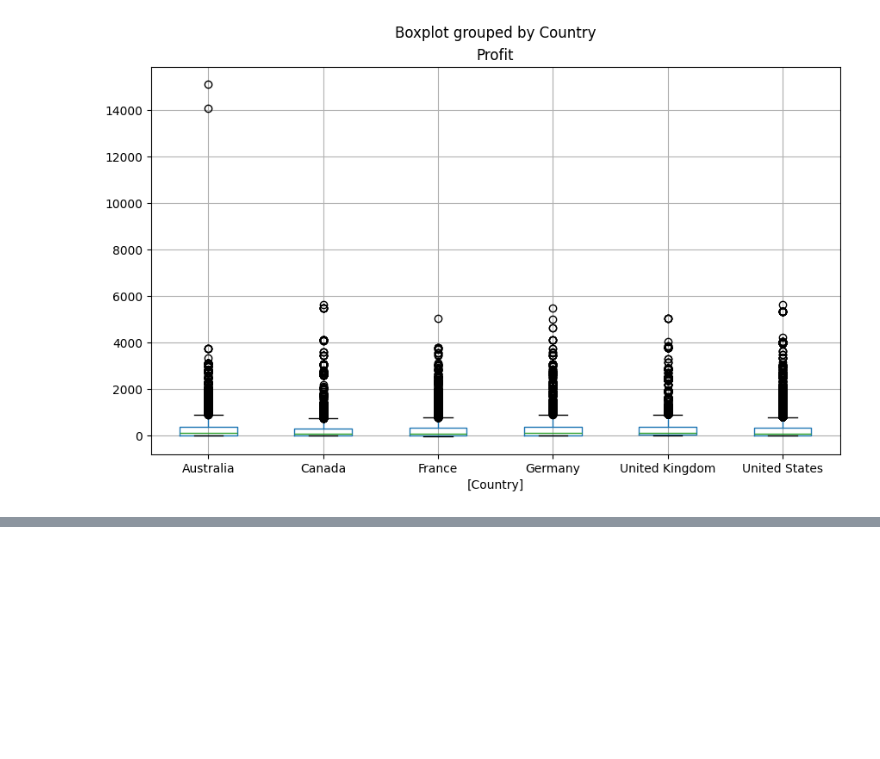
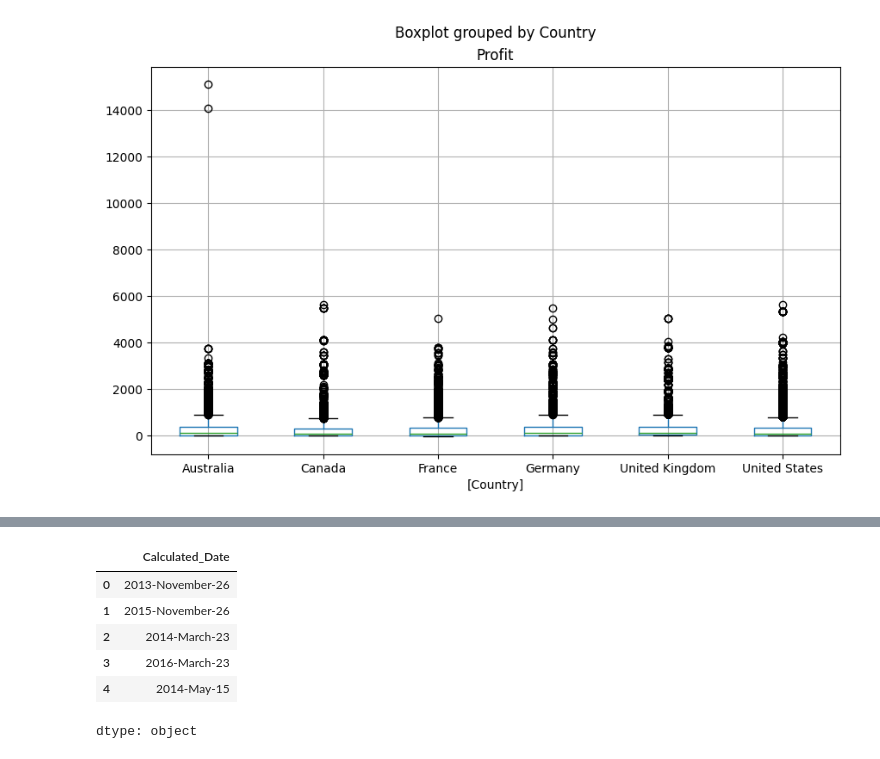
Before and after one commit to CassandraLuna/FreeCodeCamp-Pandas-Real-Life-Example, a Jupyter notebook: Exercises_1.ipynb, the cells around one changed output, grey strips where cells are left out. Saved outputs shown, nothing was run; the diff lists cells and outputs as text; code cells hidden in the pictures; blank space fills up the shorter version.

```diff
--- a/Exercises_1.ipynb
+++ b/Exercises_1.ipynb
@@ -351,3 +355,15 @@ Use `Day`, `Month`, `Year` to create a `Date` column (`YYYY-MM-DD`).
+# %%
+sales['Calculated_Date'] = sales[['Year', 'Month', 'Day']].apply(lambda x: '{}-{}-{}'.format(x[0], x[1], x[2]), axis=1)
+
+sales['Calculated_Date'].head()
+# %% [output]
+|  | Calculated_Date |
+| 0 | 2013-November-26 |
+| 1 | 2015-November-26 |
+| 2 | 2014-March-23 |
+| 3 | 2016-March-23 |
+| 4 | 2014-May-15 |
+dtype: object
 # %%
 sales['Calculated_Date'] = sales[['Year', 'Month', 'Day']].apply(lambda x: '{}-{}-{}'.format(x[0], x[1], x[2]), axis=1)
 
```
Also changed, not shown: parts of 4 cells of this notebook.
